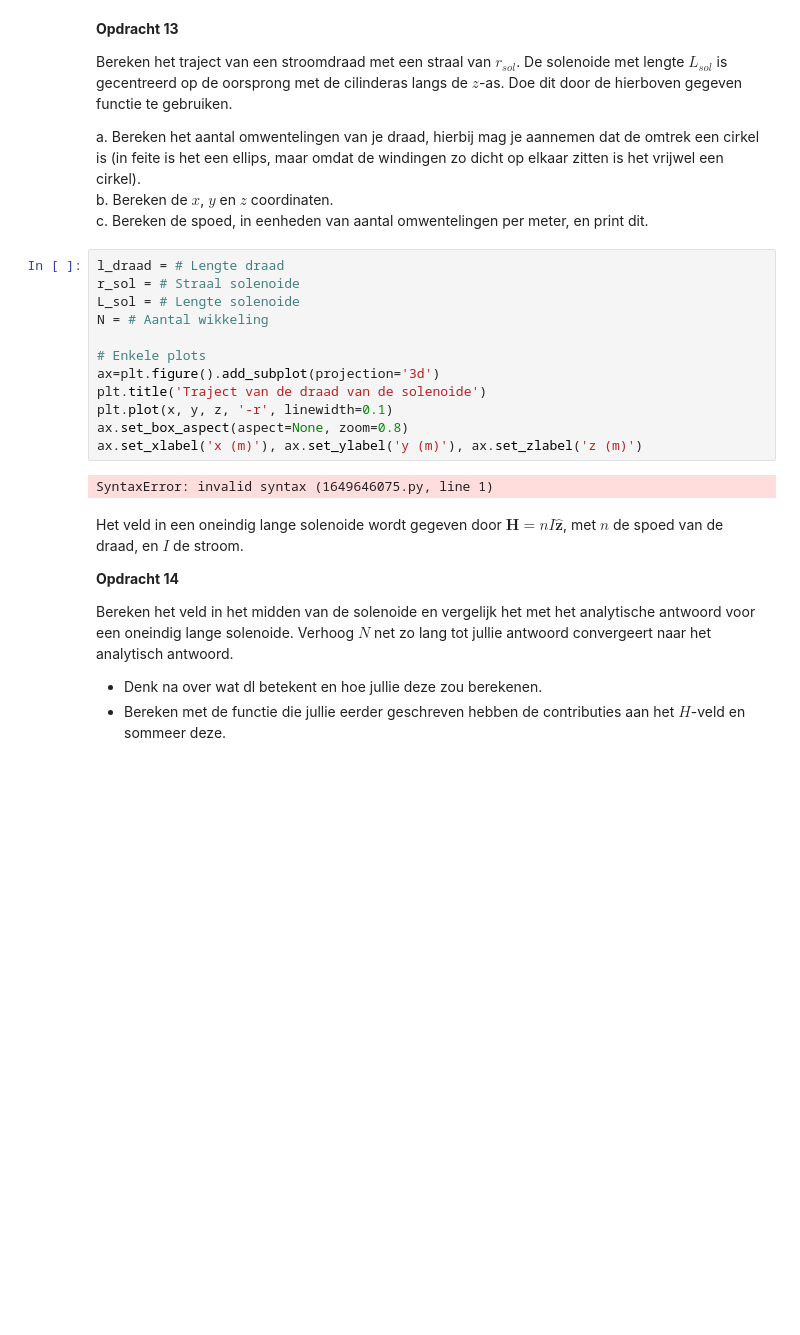
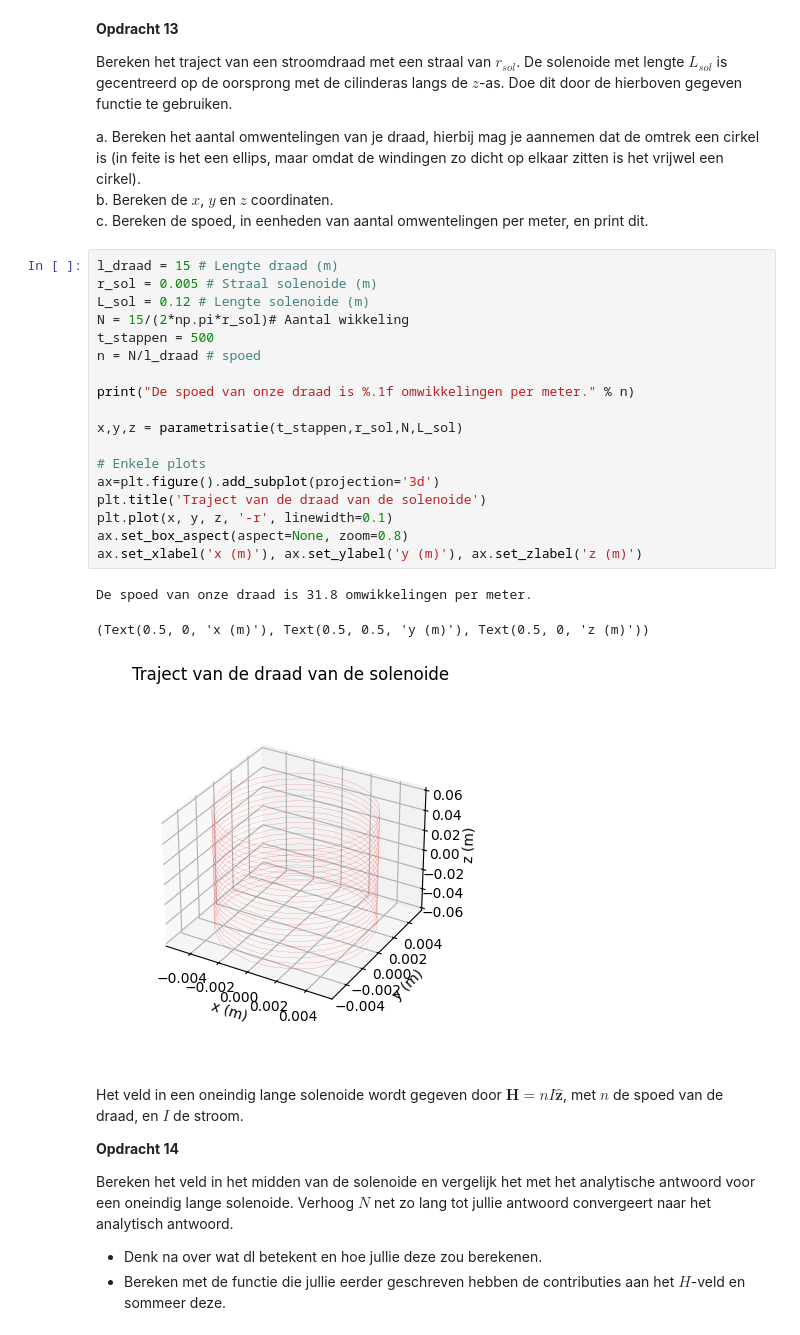
Before and after one commit to Xander1611/opdrachten-DEF-D-AB, a Jupyter notebook: 2KrachtactuatorOpdracht/2KrachtactuatorOpdracht/KrachtactuatorOpdracht.ipynb, the cells around one changed output. Cells and saved outputs as stored; diff of their text form; blank space fills up the shorter version.

```diff
--- a/2KrachtactuatorOpdracht/2KrachtactuatorOpdracht/KrachtactuatorOpdracht.ipynb
+++ b/2KrachtactuatorOpdracht/2KrachtactuatorOpdracht/KrachtactuatorOpdracht.ipynb
@@ -495,19 +497,27 @@ a. Bereken het aantal omwentelingen van je draad, hierbij mag je aannemen dat de
 b. Bereken de $x$, $y$ en $z$ coordinaten.\
 c. Bereken de spoed, in eenheden van aantal omwentelingen per meter, en print dit.
 # %%
-l_draad = # Lengte draad
-r_sol = # Straal solenoide
-L_sol = # Lengte solenoide
-N = # Aantal wikkeling
+l_draad = 15 # Lengte draad (m)
+r_sol = 0.005 # Straal solenoide (m)
+L_sol = 0.12 # Lengte solenoide (m)
+N = 15/(2*np.pi*r_sol)# Aantal wikkeling
+t_stappen = 500
+n = N/l_draad # spoed
+
+print("De spoed van onze draad is %.1f omwikkelingen per meter." % n)
+
+x,y,z = parametrisatie(t_stappen,r_sol,N,L_sol)
 
 # Enkele plots
 ax=plt.figure().add_subplot(projection='3d')
 plt.title('Traject van de draad van de solenoide')
 plt.plot(x, y, z, '-r', linewidth=0.1)
 ax.set_box_aspect(aspect=None, zoom=0.8)
 ax.set_xlabel('x (m)'), ax.set_ylabel('y (m)'), ax.set_zlabel('z (m)')
 # %% [output]
-SyntaxError: invalid syntax (1649646075.py, line 1)
+De spoed van onze draad is 31.8 omwikkelingen per meter.
+(Text(0.5, 0, 'x (m)'), Text(0.5, 0.5, 'y (m)'), Text(0.5, 0, 'z (m)'))
+[figure, added]
 # %% [markdown]
 Het veld in een oneindig lange solenoide wordt gegeven door $\mathbf{H} = n I \hat{\mathbf{z}}$, met $n$ de spoed van de draad, en $I$ de stroom.
 
```
Also changed, not shown: parts of 1 cell of this notebook.
